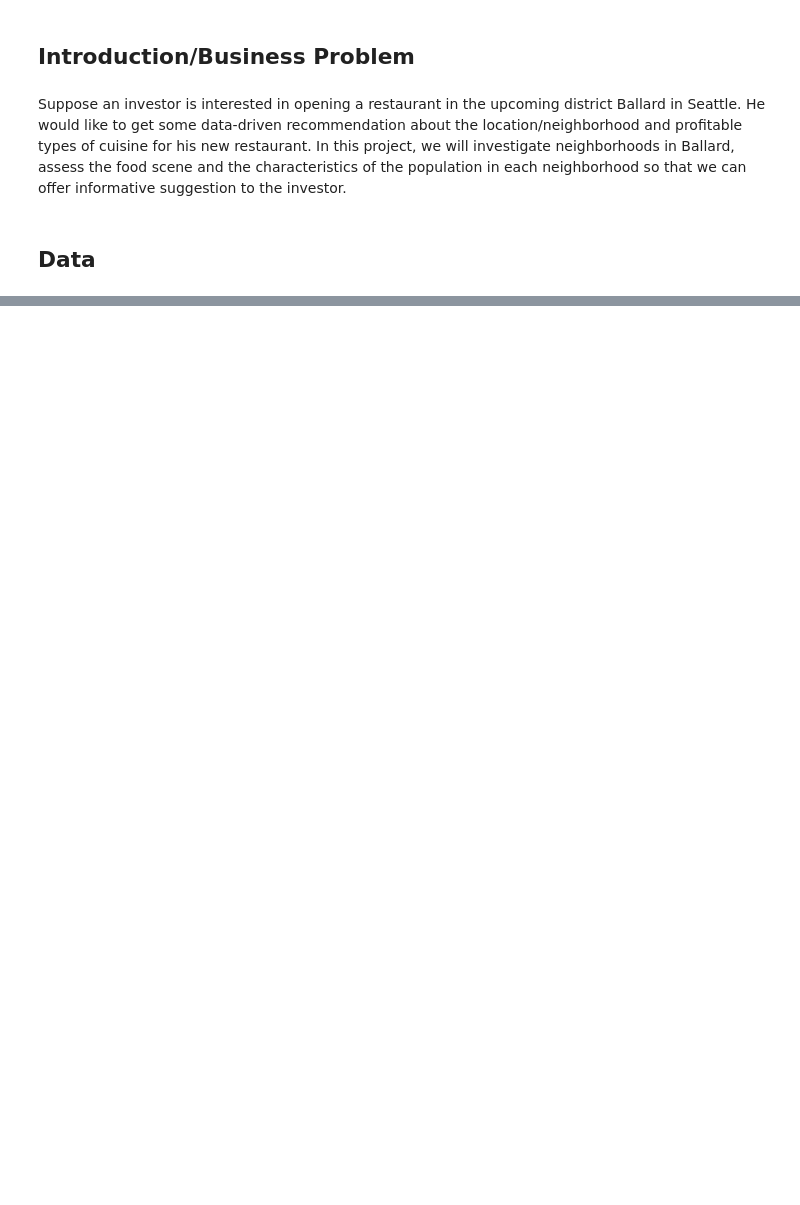
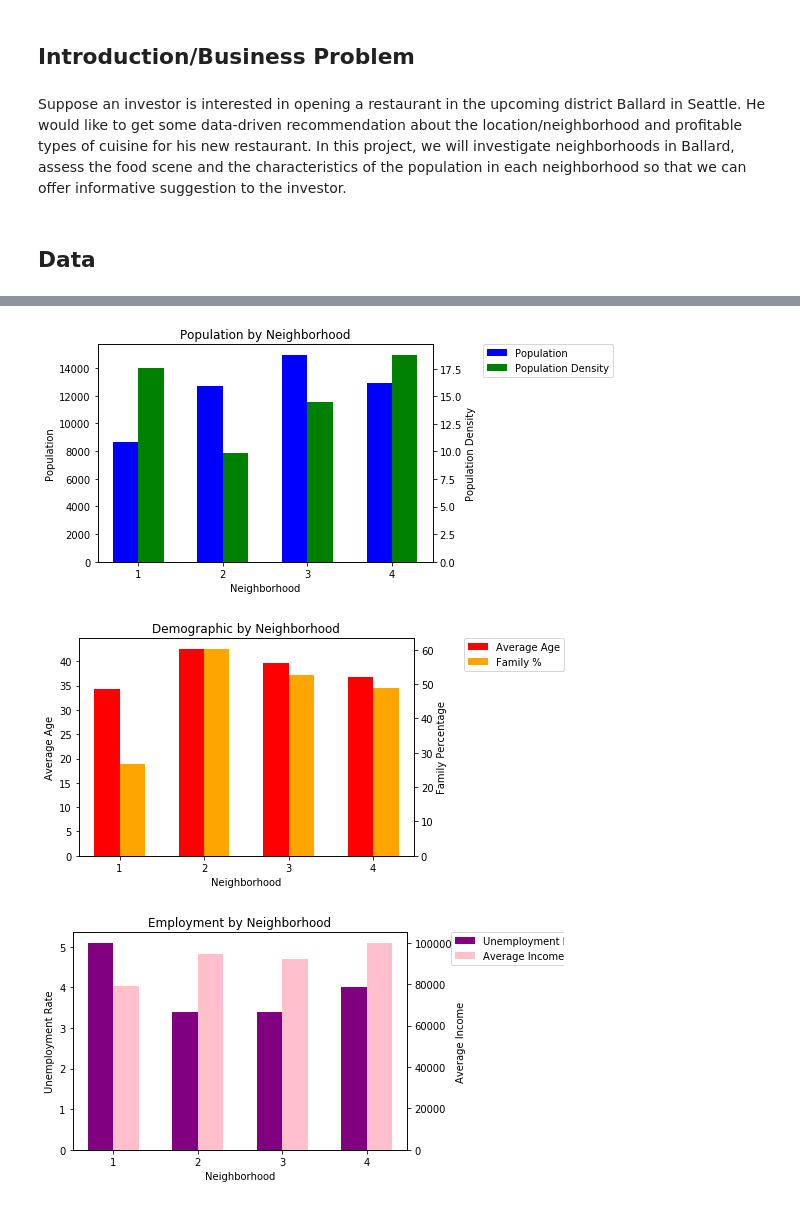
Before and after one commit to trangtha/Coursera_Capstone, a Jupyter notebook: Capstone_Project.ipynb, the cells around one changed output, grey strips where cells are left out. Cells and saved outputs as stored; diff of their text form; code cells hidden in the pictures; blank space fills up the shorter version.

```diff
--- a/Capstone_Project.ipynb
+++ b/Capstone_Project.ipynb
@@ -18,0 +52,9 @@ Furthermore, to understand what might attract the locals, we will look at some d
+# %%
+from IPython.display import Image
+display(Image(filename='C:\\Users\\trang\Downloads\pop_ballard.png'))
+display(Image(filename='C:\\Users\\trang\Downloads\demo_ballard.png'))
+display(Image(filename='C:\\Users\\trang\Downloads\employ_ballard.png'))
+# %% [output]
+[figure, added]
+[figure, added]
+[figure, added]
```
Also changed, not shown: parts of 14 cells of this notebook.
